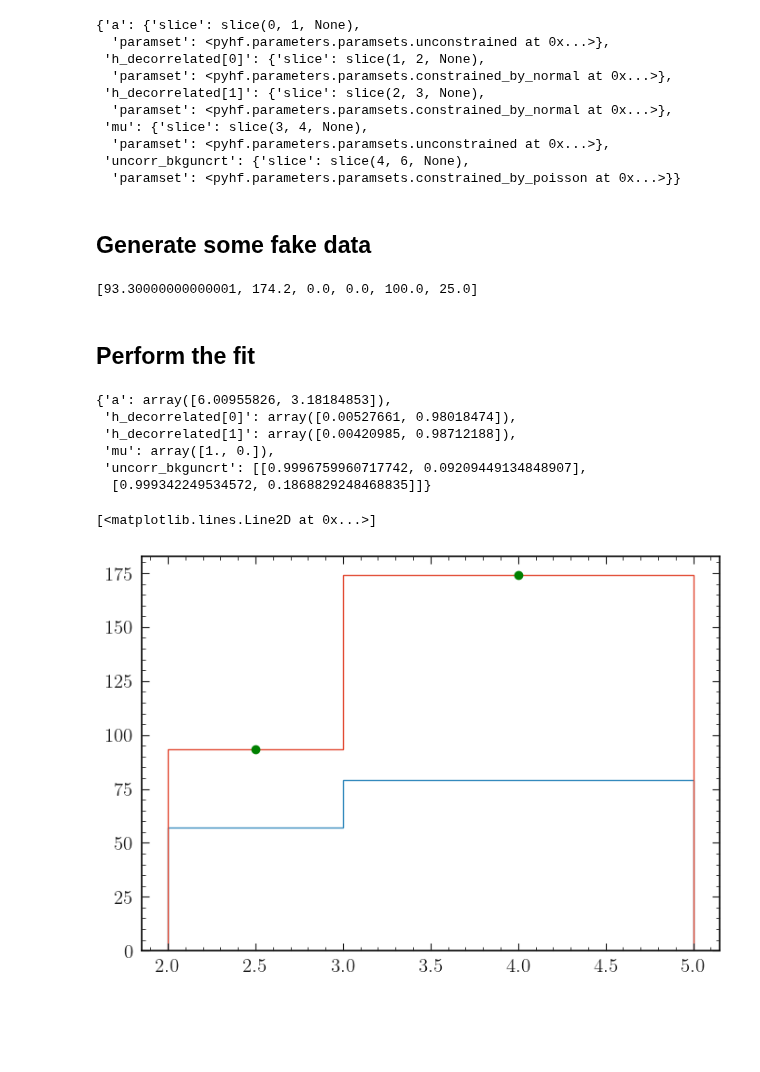
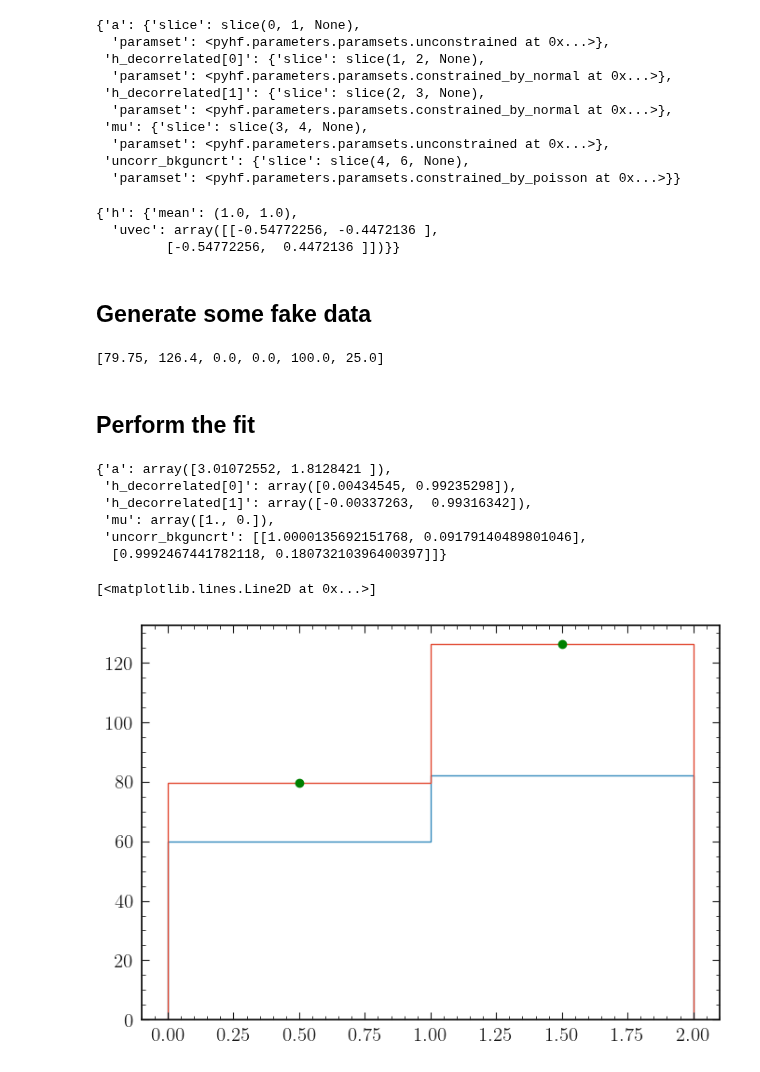
Before and after one commit to lorenzennio/redist, a Jupyter notebook: examples/simple.ipynb, the cells around one changed output. Cells and saved outputs as stored; diff of their text form; code cells hidden in the pictures; blank space fills up the shorter version.

```diff
--- a/examples/simple.ipynb
+++ b/examples/simple.ipynb
@@ -31,17 +31,17 @@ Let us illustrate this with a simple example.
 # %% [markdown]
 ## Null and alternative kinematics
 # %%
-def null_dist(x, a=10., h1=0., h2=0.):
-    return a*(1+x*h1-x**2*h2)
+def null_dist(x, a=10.):
+    return a
 
 def alt_dist(x, a=1., h1=1., h2=1.):
     return a*(1+x*h1+x**2*h2)
 # %% [markdown]
 ## Create the joint number densities
 # %%
-binning = np.array([2,3,5])
+binning = np.array([2,3,5,6])
 
-mapping_dist = np.array([[3.,2], [2,8.]])
+mapping_dist = np.array([[2., 2., 1.], [2., 6., 2.]])
 # %% [markdown]
 ## Set up the custom modifier
 # %%
@@ -98,7 +98,7 @@ spec = {
 model = pyhf.Model(spec)
 
 custom_mod = {
-                "name": "theory",
+                "name": "custom_modifier",
                 "type": "custom",
                 "data":
                     {
@@ -134,16 +138,22 @@ model.config.par_map
   'paramset': <pyhf.parameters.paramsets.unconstrained at 0x...>},
  'uncorr_bkguncrt': {'slice': slice(4, 6, None),
   'paramset': <pyhf.parameters.paramsets.constrained_by_poisson at 0x...>}}
+# %%
+cmod.corr_infos
+# %% [output]
+{'h': {'mean': (1.0, 1.0),
+  'uvec': array([[-0.54772256, -0.4472136 ],
+         [-0.54772256,  0.4472136 ]])}}
 # %% [markdown]
 ## Generate some fake data
 # %%
 init = model.config.suggested_init()
-init[0] = 6.
+init[0] = 3.
 
 data = list(model.expected_actualdata(init)) + model.config.auxdata
 data
 # %% [output]
-[93.30000000000001, 174.2, 0.0, 0.0, 100.0, 25.0]
+[79.75, 126.4, 0.0, 0.0, 100.0, 25.0]
 # %% [markdown]
 ## Perform the fit
 # %%
@@ -160,17 +170,17 @@ best_fit_dict = modifier.par_dict(model, best_fit)
 # best_fit_dict = cmod.rotate_pars(best_fit_dict)
 best_fit_dict
 # %% [output]
-{'a': array([6.00955826, 3.18184853]),
- 'h_decorrelated[0]': array([0.00527661, 0.98018474]),
- 'h_decorrelated[1]': array([0.00420985, 0.98712188]),
+{'a': array([3.01072552, 1.8128421 ]),
+ 'h_decorrelated[0]': array([0.00434545, 0.99235298]),
+ 'h_decorrelated[1]': array([-0.00337263,  0.99316342]),
  'mu': array([1., 0.]),
- 'uncorr_bkguncrt': [[0.9996759960717742, 0.09209449134848907],
-  [0.999342249534572, 0.1868829248468835]]}
+ 'uncorr_bkguncrt': [[1.0000135692151768, 0.09179140489801046],
+  [0.9992467441782118, 0.18073210396400397]]}
 # %%
-plt.stairs(model.expected_actualdata(model.config.suggested_init()), binning)
-plt.stairs(model.expected_actualdata(best_fit[:,0]), binning)
-bin_cents = (binning[:-1] + binning[1:])/2
-plt.plot(bin_cents, data[:2], 'og')
+plt.stairs(model.expected_actualdata(model.config.suggested_init()))
+plt.stairs(model.expected_actualdata(best_fit[:,0]))
+# bin_cents = (binning[:-1] + binning[1:])/2
+plt.plot([0.5, 1.5], data[:2], 'og')
 # %% [output]
 [<matplotlib.lines.Line2D at 0x...>]
-[figure, old version]
+[figure, new version]
```
Also changed, not shown: parts of 4 cells of this notebook.
